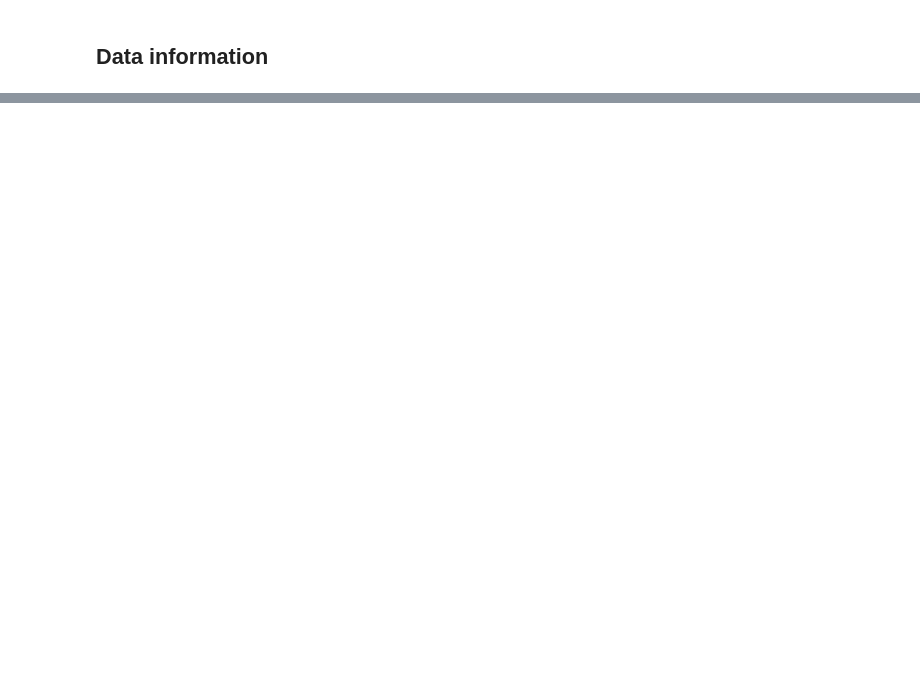
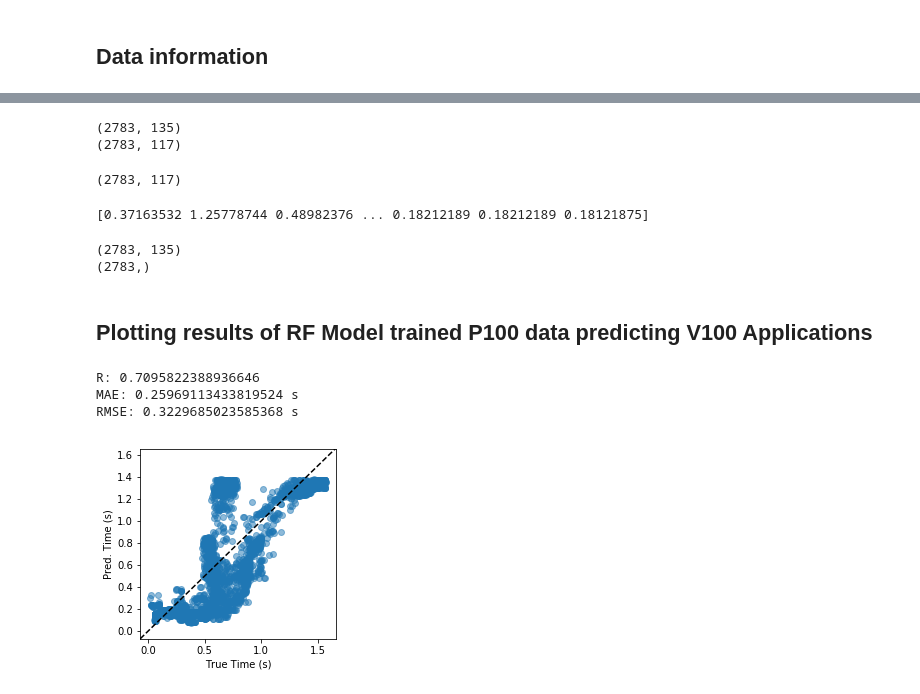
Before and after one commit to YulianaGomez/power, a Jupyter notebook: nvidia_gpus/all_apps/Full_Analysis.ipynb, the cells around one changed output, grey strips where cells are left out. Drawn from its saved outputs; the diff is of its cells as text; code cells hidden in the pictures; blank space fills up the shorter version.

```diff
--- a/nvidia_gpus/all_apps/Full_Analysis.ipynb
+++ b/nvidia_gpus/all_apps/Full_Analysis.ipynb
@@ -151,0 +529,11 @@ There are 29 kernels tested.
+# %%
+"""
+model = GridSearchCV(RandomForestRegressor(n_estimators=100),
+                     param_grid=dict(max_features=range(1,4)),
+                     scoring='neg_mean_squared_error',
+                    cv=10)
+model.fit(X_no_ipc,Y)
+model = model.best_estimator_
+feature_importance = list(zip(df2.columns,model.feature_importances_))
+correlation = (df.corr()["ipc"])
+"""
@@ -151,0 +544,2 @@ There are 29 kernels tested.
+# %%
+model.fit(p100_x_noipc,P100_Y)
@@ -151,0 +588,52 @@ There are 29 kernels tested.
+# %%
+print(v100_x_noipc.shape)
+print(V_limited.shape)
+# %% [output]
+(2783, 135)
+(2783, 117)
+# %%
+V100new_validate = V_limited[:,:]
+print(V100new_validate.shape)
+prediction = model.predict(V100new_validate)
+# %% [output]
+(2783, 117)
+# %%
+print(prediction)
+# %% [output]
+[0.37163532 1.25778744 0.48982376 ... 0.18212189 0.18212189 0.18121875]
+# %%
+print(v100_x_noipc.shape)
+print(V100_Y.shape)
+#print(V100_Y-prediction)
+# %% [output]
+(2783, 135)
+(2783,)
+# %% [markdown]
+## Plotting results of RF Model trained P100 data predicting V100 Applications
+# %%
+print ("R:",  sp.stats.pearsonr(V100_Y, prediction)[0])
+print ("MAE:", np.abs(V100_Y- prediction).mean(), 's')
+print ("RMSE:", np.sqrt(np.power(V100_Y- prediction, 2).mean()), 's')
+
+
+fig, ax = plt.subplots()
+
+# Make the plot
+ax.scatter(V100_Y, prediction, alpha=0.5)
+
+# Make it pretty
+ax.set_xlim(ax.get_xlim())
+ax.set_ylim(ax.get_xlim())
+
+ax.set_xlabel('True Time (s)')
+ax.set_ylabel('Pred. Time (s)')
+
+fig.set_size_inches(3.5, 3.5)
+
+# Add in the goal line
+ax.plot(ax.get_xlim(), ax.get_ylim(), 'k--');
+# %% [output]
+R: 0.7095822388936646
+MAE: 0.25969113433819524 s
+RMSE: 0.3229685023585368 s
+[figure, added]
```
Also changed, not shown: parts of 63 cells of this notebook.
